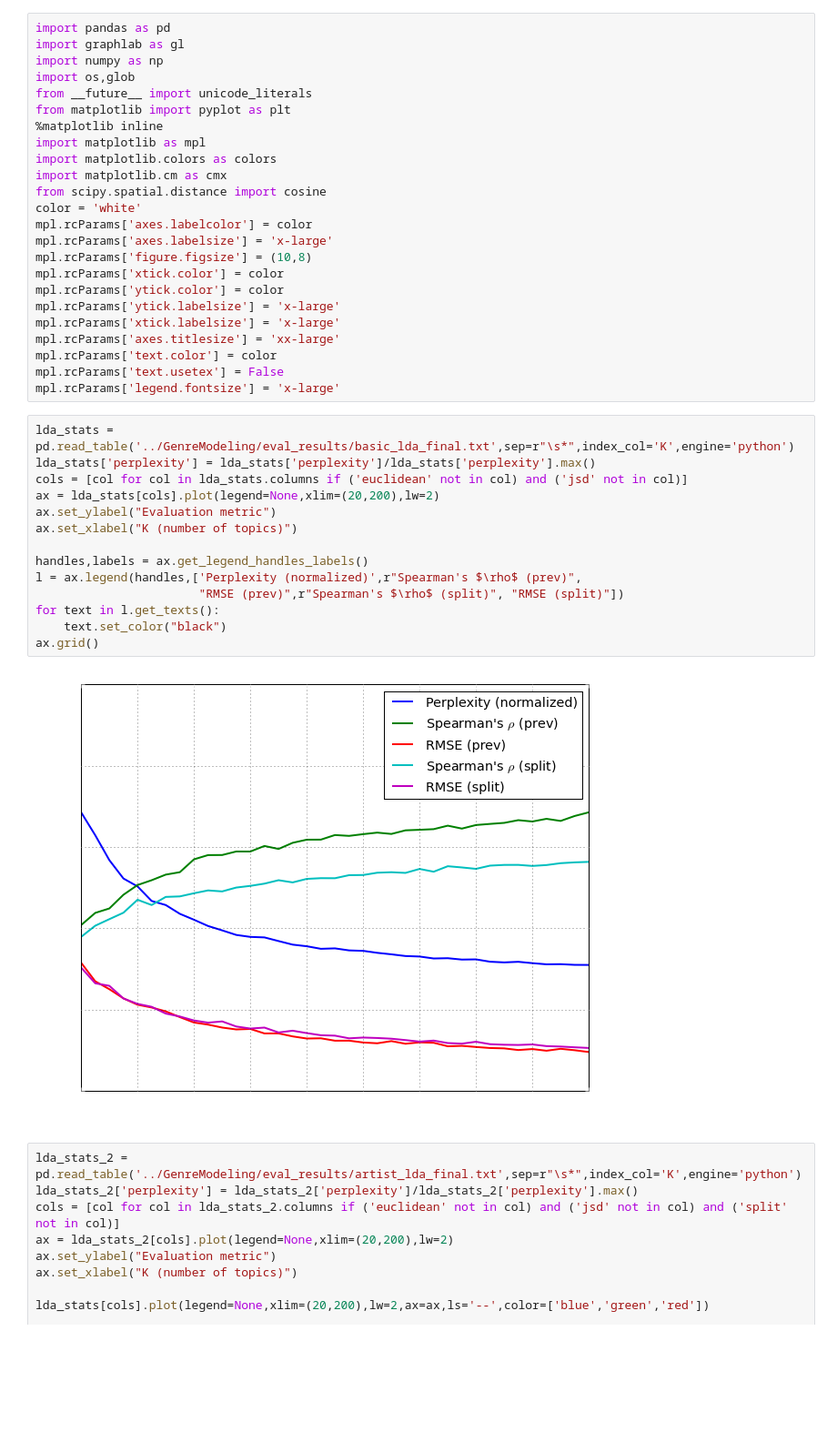
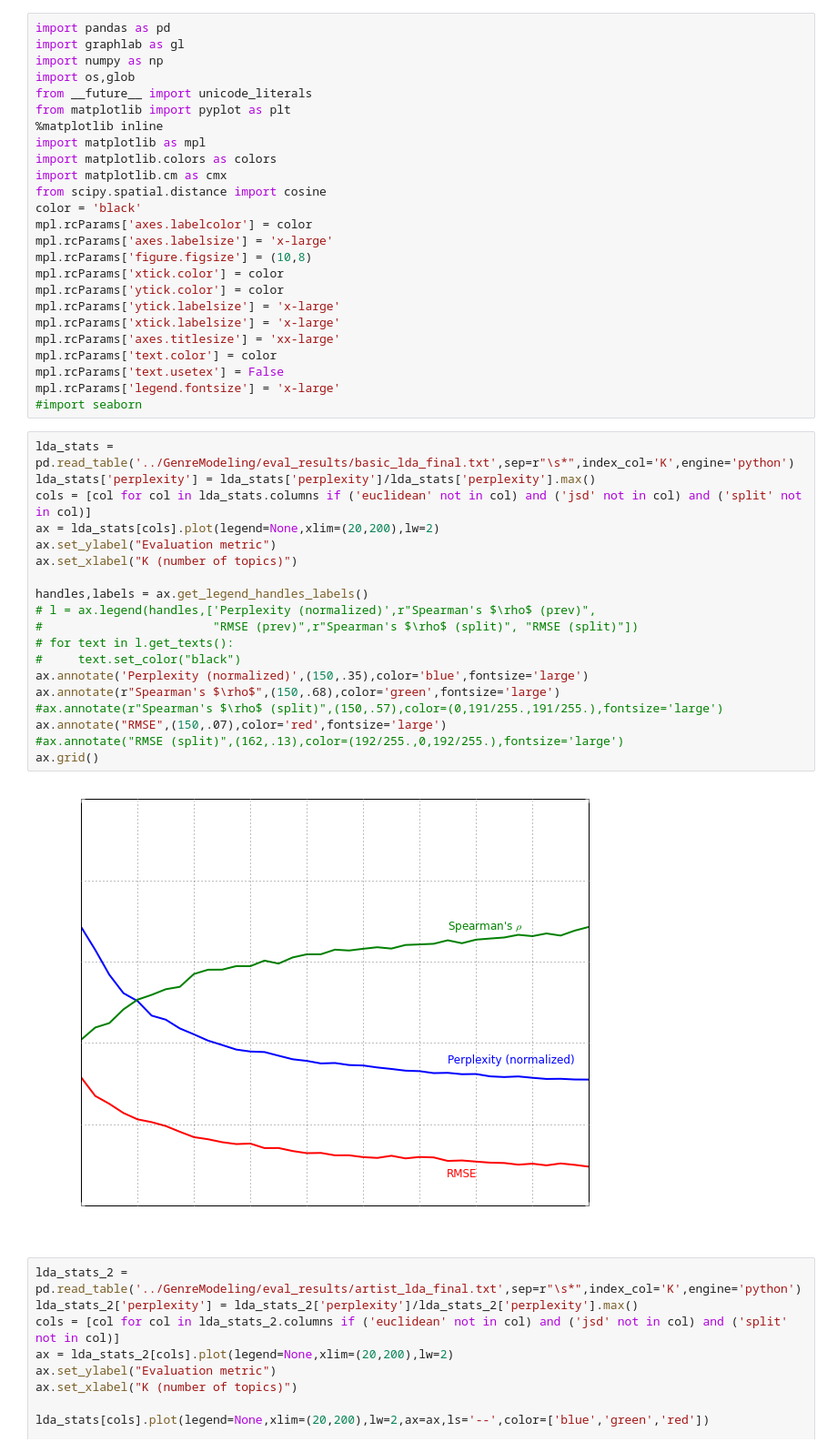
Before and after one commit to jlorince/MusicForaging, a Jupyter notebook: notebooks/northwestern.ipynb, the cells around one changed output. Shown at 91% size. Cells and saved outputs as stored; diff of their text form; blank space fills up the shorter version.

```diff
--- a/notebooks/northwestern.ipynb
+++ b/notebooks/northwestern.ipynb
@@ -10,7 +10,7 @@ import matplotlib as mpl
 import matplotlib.colors as colors
 import matplotlib.cm as cmx
 from scipy.spatial.distance import cosine
-color = 'white'
+color = 'black'
 mpl.rcParams['axes.labelcolor'] = color
 mpl.rcParams['axes.labelsize'] = 'x-large'
 mpl.rcParams['figure.figsize'] = (10,8)
@@ -22,22 +22,28 @@ mpl.rcParams['axes.titlesize'] = 'xx-large'
 mpl.rcParams['text.color'] = color
 mpl.rcParams['text.usetex'] = False
 mpl.rcParams['legend.fontsize'] = 'x-large'
+#import seaborn
 # %%
 lda_stats = pd.read_table('../GenreModeling/eval_results/basic_lda_final.txt',sep=r"\s*",index_col='K',engine='python')
 lda_stats['perplexity'] = lda_stats['perplexity']/lda_stats['perplexity'].max()
-cols = [col for col in lda_stats.columns if ('euclidean' not in col) and ('jsd' not in col)]
+cols = [col for col in lda_stats.columns if ('euclidean' not in col) and ('jsd' not in col) and ('split' not in col)]
 ax = lda_stats[cols].plot(legend=None,xlim=(20,200),lw=2)
 ax.set_ylabel("Evaluation metric")
 ax.set_xlabel("K (number of topics)")
 
 handles,labels = ax.get_legend_handles_labels()
-l = ax.legend(handles,['Perplexity (normalized)',r"Spearman's $\rho$ (prev)",
-                       "RMSE (prev)",r"Spearman's $\rho$ (split)", "RMSE (split)"])
-for text in l.get_texts():
-    text.set_color("black")
+# l = ax.legend(handles,['Perplexity (normalized)',r"Spearman's $\rho$ (prev)",
+#                        "RMSE (prev)",r"Spearman's $\rho$ (split)", "RMSE (split)"])
+# for text in l.get_texts():
+#     text.set_color("black")
+ax.annotate('Perplexity (normalized)',(150,.35),color='blue',fontsize='large')
+ax.annotate(r"Spearman's $\rho$",(150,.68),color='green',fontsize='large')
+#ax.annotate(r"Spearman's $\rho$ (split)",(150,.57),color=(0,191/255.,191/255.),fontsize='large')
+ax.annotate("RMSE",(150,.07),color='red',fontsize='large')
+#ax.annotate("RMSE (split)",(162,.13),color=(192/255.,0,192/255.),fontsize='large')
 ax.grid()
 # %% [output]
-[figure, old version]
+[figure, new version]
 # %%
 lda_stats_2 = pd.read_table('../GenreModeling/eval_results/artist_lda_final.txt',sep=r"\s*",index_col='K',engine='python')
 lda_stats_2['perplexity'] = lda_stats_2['perplexity']/lda_stats_2['perplexity'].max()
```
Also changed, not shown: parts of 18 cells of this notebook, 15 other files.
